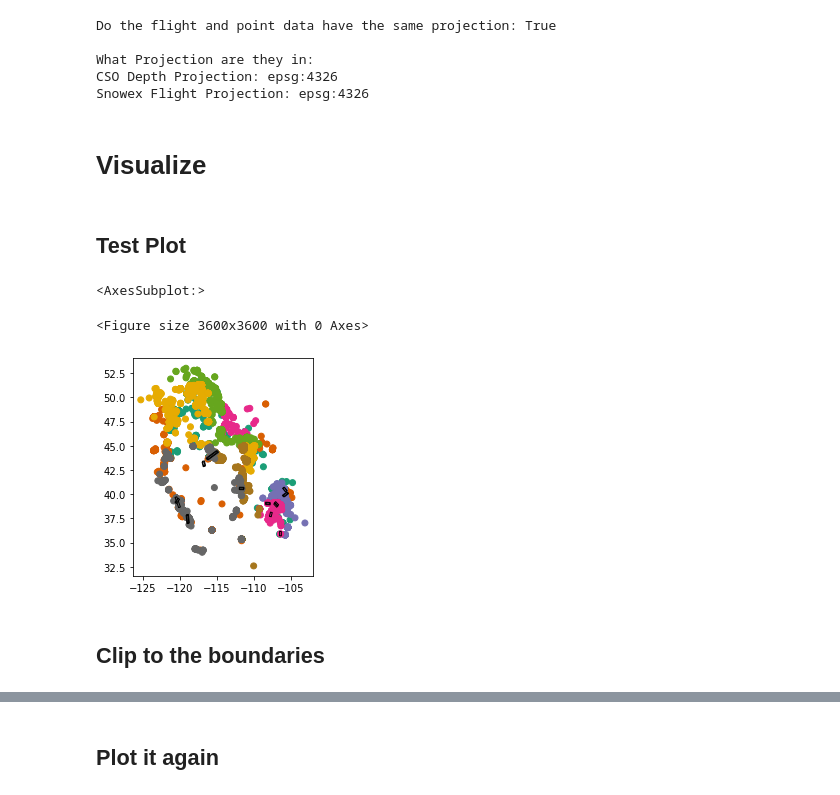
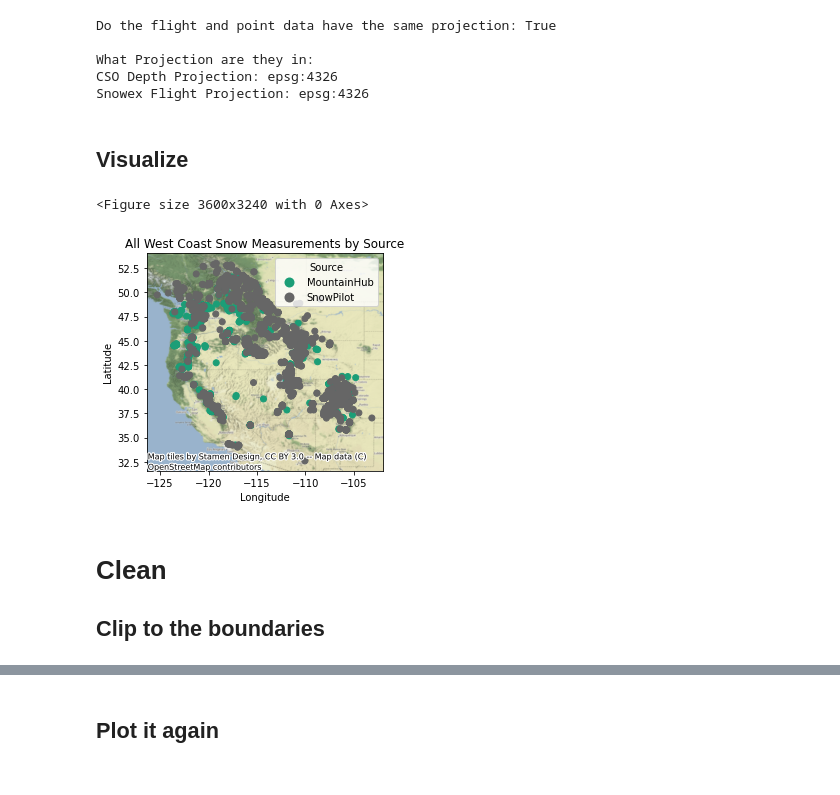
Before and after one commit to mcreelma/Snow_Probes, a Jupyter notebook: Community_Snow_Obs/CSO_Data_Reader.ipynb, the cells around one changed output, grey strips where cells are left out. Cells and saved outputs as stored; diff of their text form; code cells hidden in the pictures.

Commit message:
trying to graph each flight line

```diff
--- a/Community_Snow_Obs/CSO_Data_Reader.ipynb
+++ b/Community_Snow_Obs/CSO_Data_Reader.ipynb
@@ -3,9 +3,13 @@
 # %% [markdown]
 ## Packages
 # %%
+import contextily as ctx
 import geopandas as gpd
 import fiona
 import matplotlib.pyplot as plt
+import matplotlib as mpl
+mpl.rcParams['figure.facecolor'] = 'white'
+import numpy as np
 # %% [markdown]
 ## Links and Variables
 # %%
@@ -60,16 +51,34 @@ What Projection are they in:
 CSO Depth Projection: epsg:4326
 Snowex Flight Projection: epsg:4326
 # %% [markdown]
-# Visualize
+## Visualize
-# %% [markdown]
-## Test Plot
-# %%
-fig = plt.figure(figsize=(50, 50))
-ax1 = df.plot(cmap = 'Dark2')
-flight_bound.plot(ax = ax1 , facecolor = 'none' , edgecolor = 'black')
-# %% [output]
-<AxesSubplot:>
-<Figure size 3600x3600 with 0 Axes>
-[figure, removed]
+# %%
+fig = plt.figure(figsize=(50, 45))
+ax1 = df.plot(column = 'source',
+    cmap = 'Dark2', # set the colormap
+    legend = True, # Turn on the legend
+    legend_kwds={
+        # 'bbox_to_anchor': (0.6 , 0.8) , # push the legend off the map
+        'title': 'Source' # Label the legend
+        },
+    )
+# flight_bound.plot(ax = ax1 ,
+#     facecolor = 'none' ,
+#     edgecolor = 'black')
+ctx.add_basemap(ax1, # Add to the current axis
+    crs=df.crs, # Assign the same CRS as the Dataframe
+    source=ctx.providers.Stamen.TerrainBackground) # Determine what the base map is
+
+
+plt.title('All West Coast Snow Measurements by Source')
+plt.ylabel('Latitude')
+plt.xlabel('Longitude')
+# add the base map
+ctx.add_basemap(ax1, crs=df.crs)
+# %% [output]
+<Figure size 3600x3240 with 0 Axes>
+[figure, added]
 # %% [markdown]
+# Clean
+
 ## Clip to the boundaries
```
Also changed, not shown: parts of 9 cells of this notebook.
